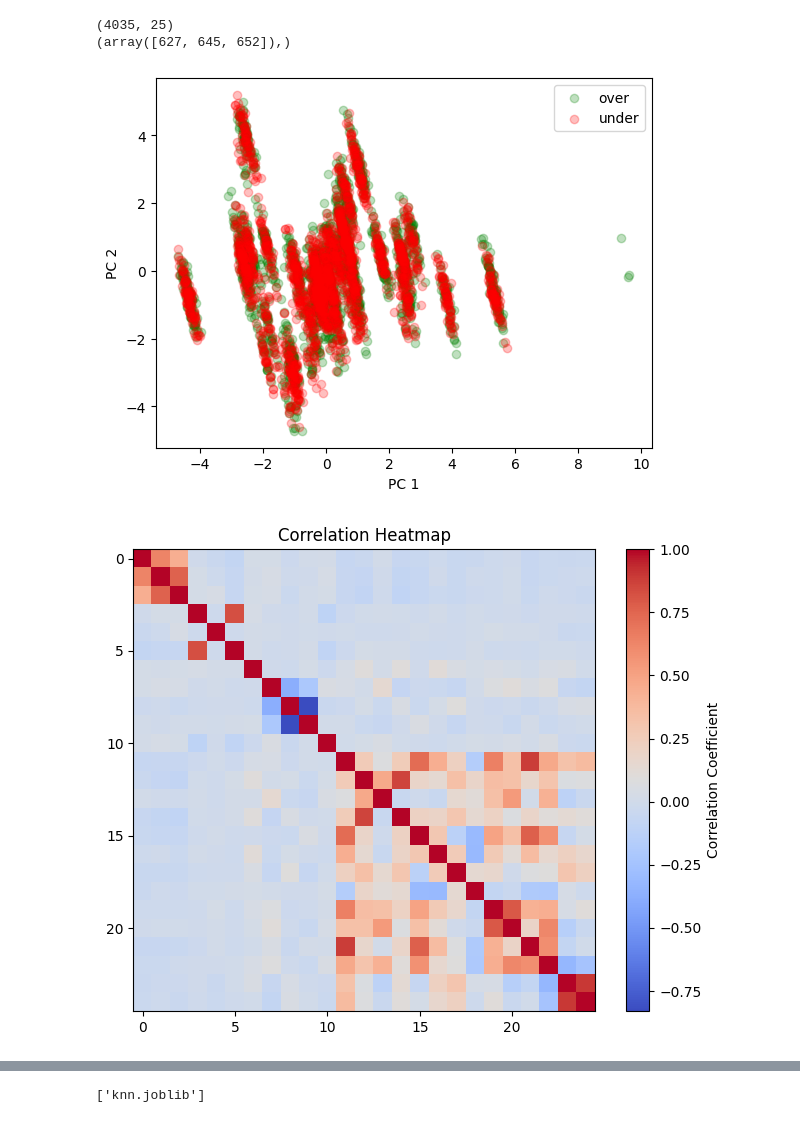
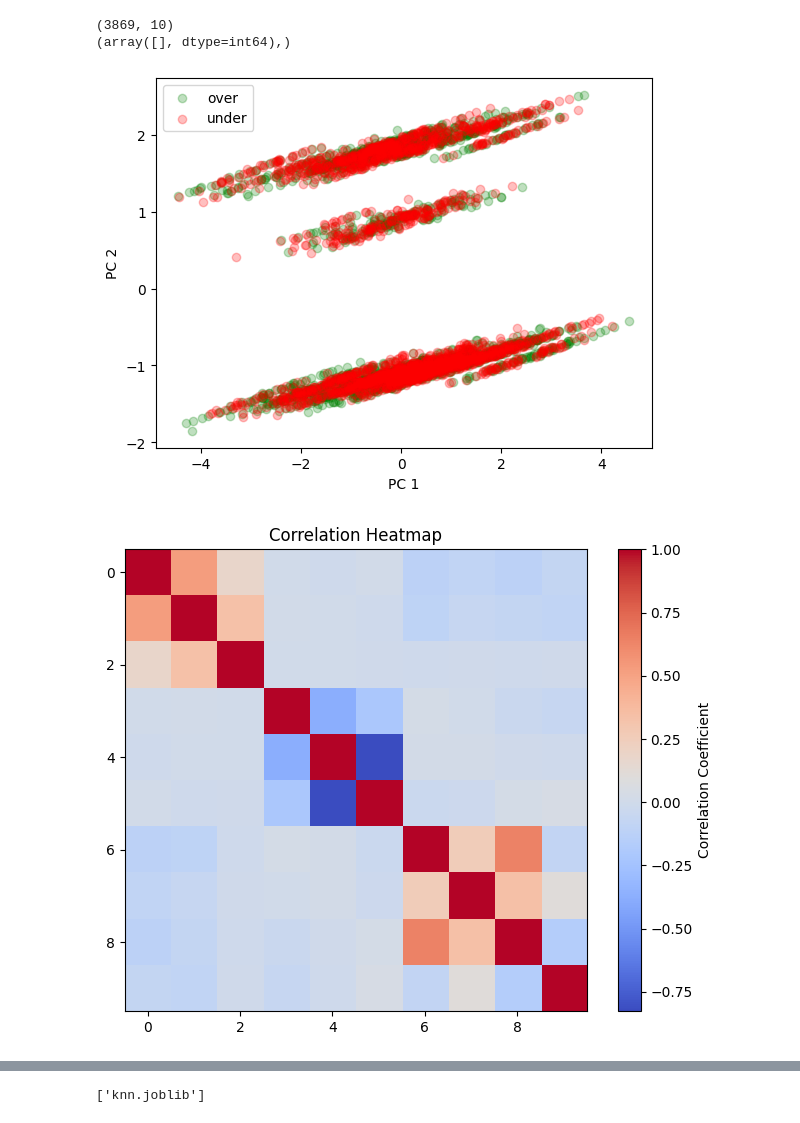
Before and after one commit to satwikmisra/betting, a Jupyter notebook: src/experiment.ipynb, the cells around one changed output, grey strips where cells are left out. Drawn from its saved outputs; the diff is of its cells as text; code cells hidden in the pictures.

```diff
--- a/src/experiment.ipynb
+++ b/src/experiment.ipynb
@@ -81,7 +81,7 @@ KeyboardInterrupt:
 # %%
 def load_data(output_dir):
-    X = np.load('X.npy')
-    Y = np.load('Y.npy')
+    X = np.load(f'./{output_dir}/X.npy')
+    Y = np.load(f'./{output_dir}/Y.npy')
     good = ~np.isnan(X).any(axis=1)
     X = X[good]
     Y = Y[good]
@@ -104,15 +104,15 @@ def plot_data(output_dir):
     print(np.where(Xt[:, 0] > 8))
     plt.show()
 # %%
-X, Y = load_data('232')
+X, Y = load_data(DATA_OUTPUT_DIR)
 print(X.shape)
-plot_data('dsfds')
+plot_data(DATA_OUTPUT_DIR)
 # %% [output]
-(4035, 25)
-(array([627, 645, 652]),)
+(3869, 10)
+(array([], dtype=int64),)
-[figure, old version]
+[figure, new version]
 # %%
-X, Y = load_data('sdf')
+X, Y = load_data(DATA_OUTPUT_DIR)
 corr_matrix = np.corrcoef(X, rowvar=False)
 plt.figure(figsize=(8, 6))
 plt.imshow(corr_matrix, cmap='coolwarm', interpolation='nearest')
@@ -120,5 +120,5 @@ plt.colorbar(label='Correlation Coefficient')
 plt.title('Correlation Heatmap')
 plt.show()
 # %% [output]
-[figure, old version]
+[figure, new version]
 # %%
```
Also changed, not shown: parts of 5 cells of this notebook, 1 other file.
